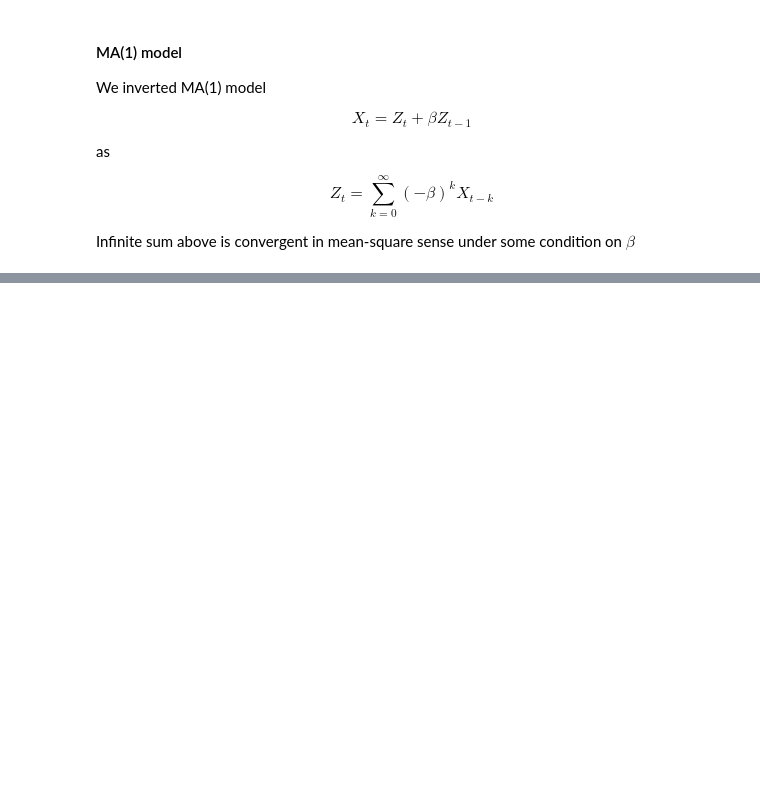
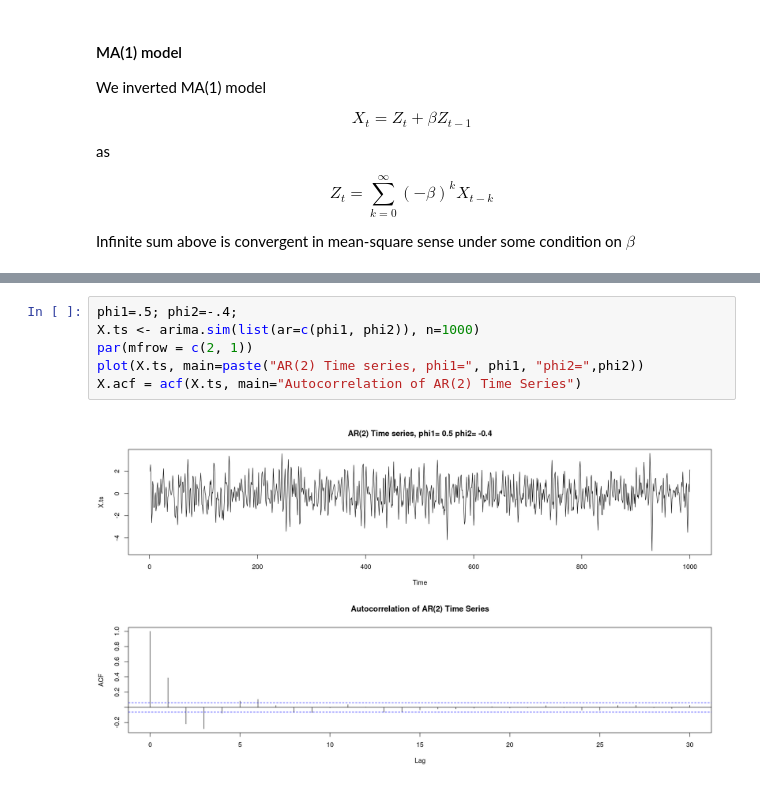
Before and after one commit to anilkunwar/coursera, a Jupyter notebook: SUNY_Practical_Time_Series_Analysis/Stationary-MAq-ARp-processes.ipynb, the cells around one changed output, grey strips where cells are left out. Drawn from its saved outputs; the diff is of its cells as text; blank space fills up the shorter version.

```diff
--- a/SUNY_Practical_Time_Series_Analysis/Stationary-MAq-ARp-processes.ipynb
+++ b/SUNY_Practical_Time_Series_Analysis/Stationary-MAq-ARp-processes.ipynb
@@ -402,0 +456,8 @@ Infinite sum above is convergent in mean-square sense under some condition on $\
+# %%
+phi1=.5; phi2=-.4;
+X.ts <- arima.sim(list(ar=c(phi1, phi2)), n=1000)
+par(mfrow = c(2, 1))
+plot(X.ts, main=paste("AR(2) Time series, phi1=", phi1, "phi2=",phi2))
+X.acf = acf(X.ts, main="Autocorrelation of AR(2) Time Series")
+# %% [output]
+[figure, added]
```
Also changed, not shown: parts of 8 cells of this notebook.
